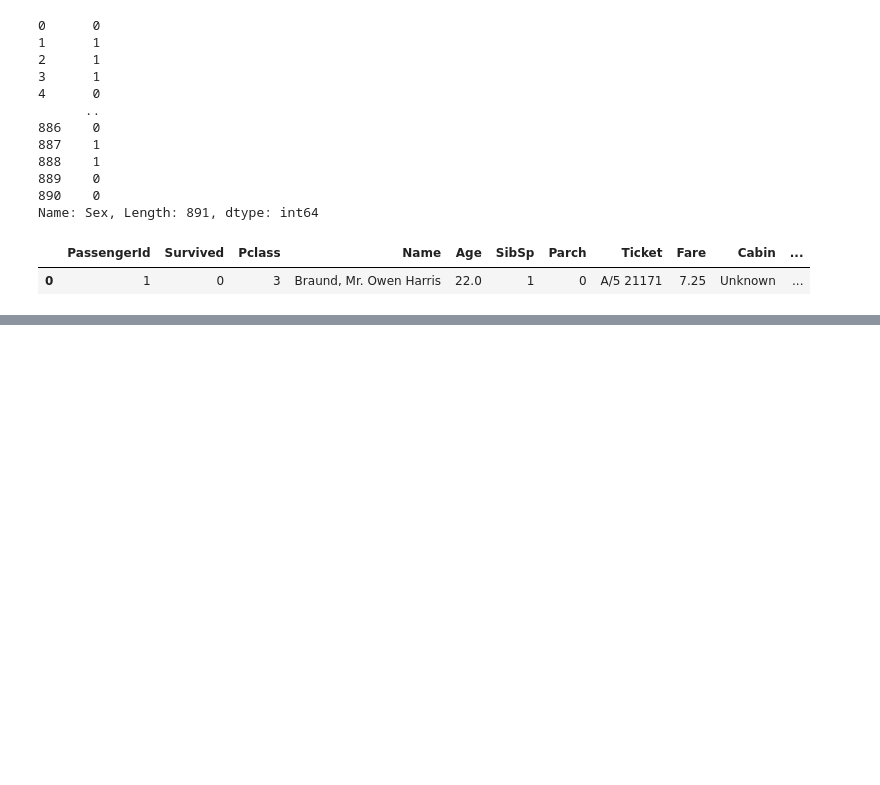
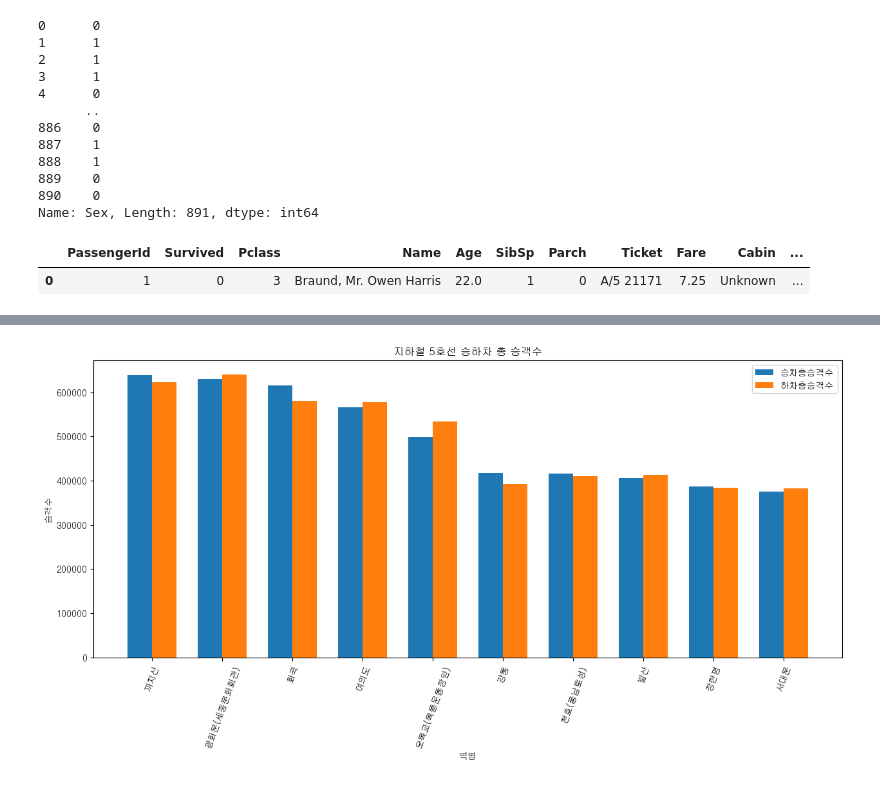
Before and after one commit to chanho0215/hipython, a Jupyter notebook: 42.데이터전처리.ipynb, the cells around one changed output, grey strips where cells are left out. Saved outputs shown, nothing was run; the diff lists cells and outputs as text; code cells hidden in the pictures; blank space fills up the shorter version.

```diff
--- a/42.데이터전처리.ipynb
+++ b/42.데이터전처리.ipynb
@@ -1063,0 +1385,21 @@ pd.get_dummies(titanic_df, columns=['Sex', 'Embarked']).head(1)
+# %%
+#이 두 차트를 합쳐서 하나의 바차트로 만들기
+plt.figure(figsize=(15,6))
+x = df_line_5_top_10['역명']
+y1 = df_line_5_top_10['승차총승객수']
+y2 = df_line_5_top_10['하차총승객수']
+
+width = 0.35
+x_pos = range(len(x))
+
+plt.bar([i - width/2 for i in x_pos], y1, width, label='승차총승객수')
+plt.bar([i + width/2 for i in x_pos], y2, width, label='하차총승객수')
+
+plt.xlabel('역명')
+plt.ylabel('승객수')
+plt.title('지하철 5호선 승하차 총 승객수')
+plt.xticks(x_pos, x, rotation=70)
+plt.legend()
+plt.show()
+# %% [output]
+[figure, added]
```
Also changed, not shown: parts of 47 cells of this notebook.
